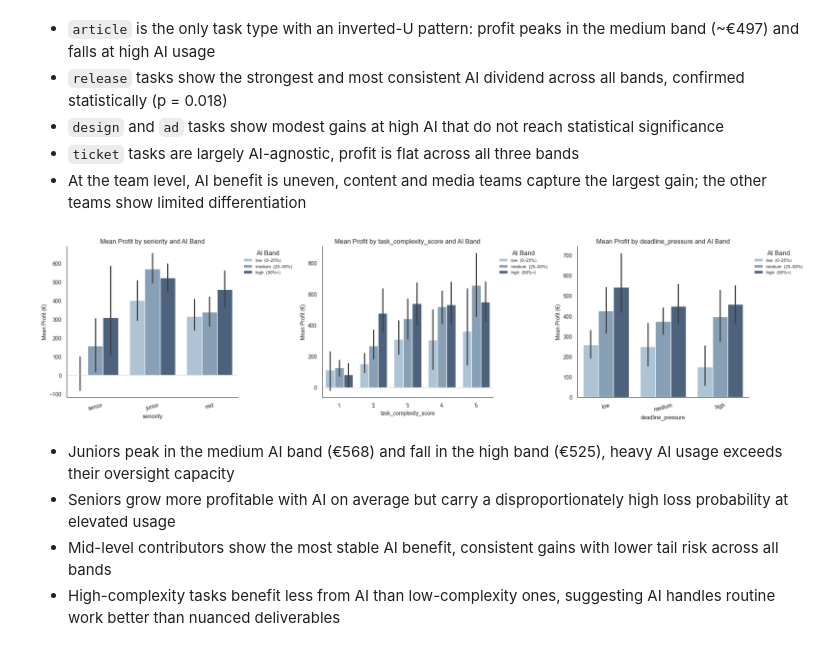
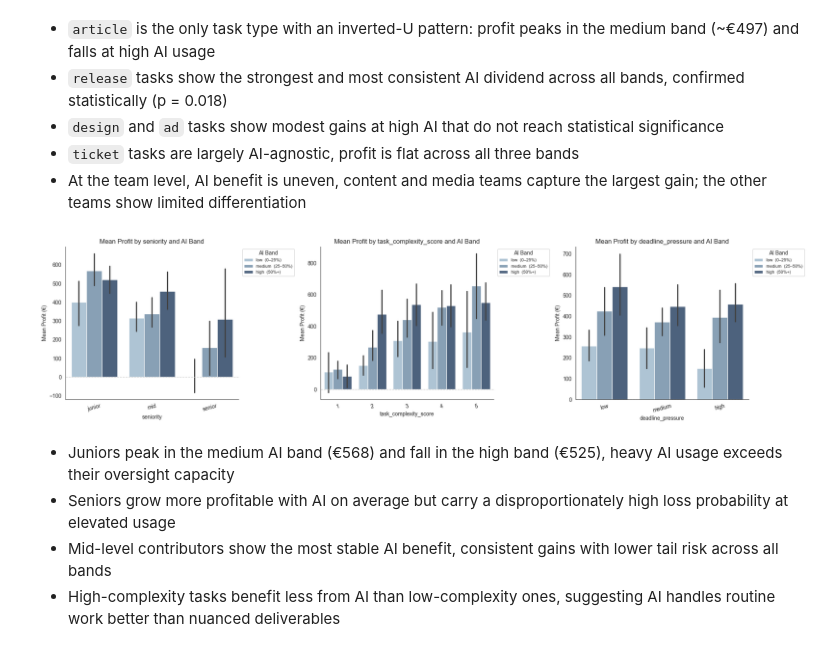
Before and after one commit to tabbba/Machine-Learning-810161, a Jupyter notebook: eda.ipynb, the cells around one changed output. Drawn from its saved outputs; the diff is of its cells as text; code cells hidden in the pictures.

```diff
--- a/eda.ipynb
+++ b/eda.ipynb
@@ -644,29 +657,34 @@ plt.show()
 # %%
 fig, axes = plt.subplots(1, 3, figsize=(20, 5))
 
+seniority_order = ['junior', 'mid', 'senior']
+
 for ax, seg in zip(axes, ['seniority', 'task_complexity_score', 'deadline_pressure']):
+    current_order = seniority_order if seg == 'seniority' else None
     sns.barplot(
         data=df.dropna(subset=['ai_band']),
         x=seg, y='profit',
         hue='ai_band',
         hue_order=band_order,
+        order=current_order,
         palette=band_palette,
         estimator='mean',
         errorbar=('ci', 95),
         ax=ax
     )
     ax.set_title(f'Mean Profit by {seg} and AI Band')
     ax.set_xlabel(seg)
     ax.set_ylabel('Mean Profit (€)')
     ax.tick_params(axis='x', labelrotation=15)
     ax.axhline(0, color=CGREY, linewidth=1, linestyle='--')
     ax.legend(title='AI Band', bbox_to_anchor=(1.01, 1), loc='upper left', fontsize=8)
     finish_ax(ax)
 
 plt.tight_layout()
+plt.savefig('images/06_segmentation_seniority.png', bbox_inches='tight', dpi=150)
 plt.show()
 # %% [output]
-[figure, old version]
+[figure, new version]
 # %% [markdown]
 * Juniors peak in the medium AI band (€568) and fall in the high band (€525), heavy AI usage exceeds their oversight capacity
 * Seniors grow more profitable with AI on average but carry a disproportionately high loss probability at elevated usage
```
Also changed, not shown: parts of 24 cells of this notebook, 27 other files.
